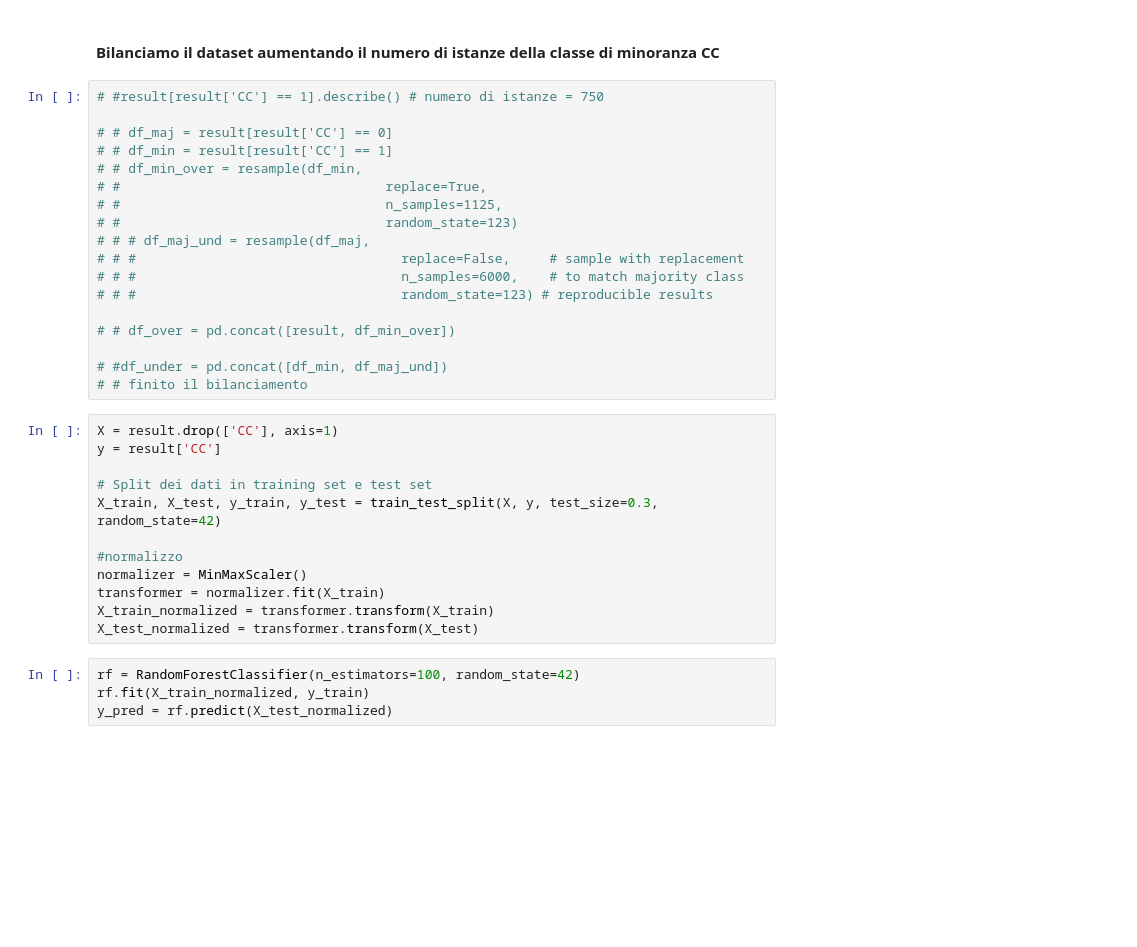
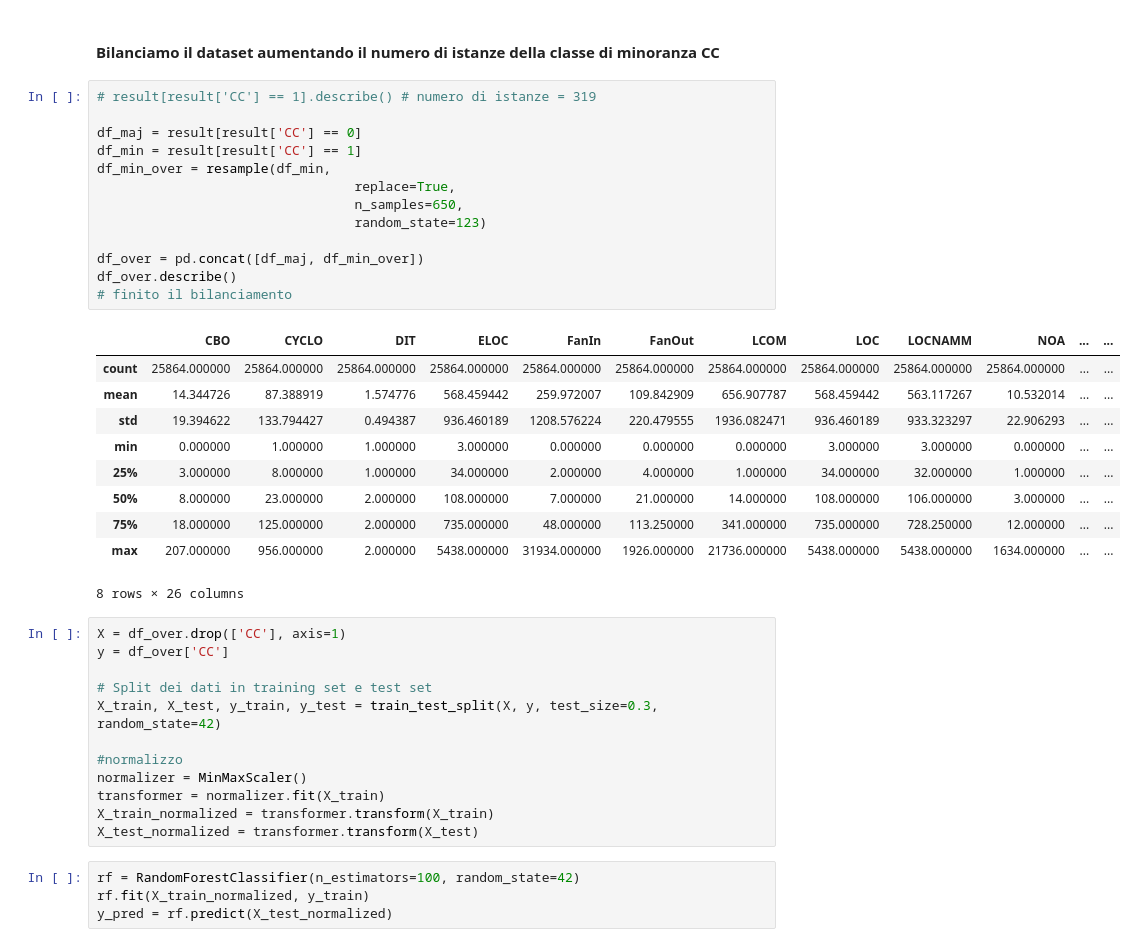
Before and after one commit to DarioDeMaio/Code_Smells_NLP, a Jupyter notebook: ML_model_CC.ipynb, the cells around one changed output. Cells and saved outputs as stored; diff of their text form; blank space fills up the shorter version.

```diff
--- a/ML_model_CC.ipynb
+++ b/ML_model_CC.ipynb
@@ -124,26 +124,32 @@ sns.histplot(result['CC'], legend=True, color='yellow')
 # %% [markdown]
 #### Bilanciamo il dataset aumentando il numero di istanze della classe di minoranza CC
 # %%
-# #result[result['CC'] == 1].describe() # numero di istanze = 750
+# result[result['CC'] == 1].describe() # numero di istanze = 319
 
-# # df_maj = result[result['CC'] == 0]
-# # df_min = result[result['CC'] == 1]
-# # df_min_over = resample(df_min,
-# #                                  replace=True,
-# #                                  n_samples=1125,
-# #                                  random_state=123)
-# # # df_maj_und = resample(df_maj,
-# # #                                  replace=False,     # sample with replacement
-# # #                                  n_samples=6000,    # to match majority class
-# # #                                  random_state=123) # reproducible results
+df_maj = result[result['CC'] == 0]
+df_min = result[result['CC'] == 1]
+df_min_over = resample(df_min,
+                                 replace=True,
+                                 n_samples=650,
+                                 random_state=123)
 
-# # df_over = pd.concat([result, df_min_over])
-
-# #df_under = pd.concat([df_min, df_maj_und])
-# # finito il bilanciamento
+df_over = pd.concat([df_maj, df_min_over])
+df_over.describe()
+# finito il bilanciamento
+# %% [output]
+|  | CBO | CYCLO | DIT | ELOC | FanIn | FanOut | LCOM | LOC | LOCNAMM | NOA | ... | ... |
+| count | 25864.000000 | 25864.000000 | 25864.000000 | 25864.000000 | 25864.000000 | 25864.000000 | 25864.000000 | 25864.000000 | 25864.000000 | 25864.000000 | ... | ... |
+| mean | 14.344726 | 87.388919 | 1.574776 | 568.459442 | 259.972007 | 109.842909 | 656.907787 | 568.459442 | 563.117267 | 10.532014 | ... | ... |
+| std | 19.394622 | 133.794427 | 0.494387 | 936.460189 | 1208.576224 | 220.479555 | 1936.082471 | 936.460189 | 933.323297 | 22.906293 | ... | ... |
+| min | 0.000000 | 1.000000 | 1.000000 | 3.000000 | 0.000000 | 0.000000 | 0.000000 | 3.000000 | 3.000000 | 0.000000 | ... | ... |
+| 25% | 3.000000 | 8.000000 | 1.000000 | 34.000000 | 2.000000 | 4.000000 | 1.000000 | 34.000000 | 32.000000 | 1.000000 | ... | ... |
+| 50% | 8.000000 | 23.000000 | 2.000000 | 108.000000 | 7.000000 | 21.000000 | 14.000000 | 108.000000 | 106.000000 | 3.000000 | ... | ... |
+| 75% | 18.000000 | 125.000000 | 2.000000 | 735.000000 | 48.000000 | 113.250000 | 341.000000 | 735.000000 | 728.250000 | 12.000000 | ... | ... |
+| max | 207.000000 | 956.000000 | 2.000000 | 5438.000000 | 31934.000000 | 1926.000000 | 21736.000000 | 5438.000000 | 5438.000000 | 1634.000000 | ... | ... |
+8 rows × 26 columns
 # %%
-X = result.drop(['CC'], axis=1)
-y = result['CC']
+X = df_over.drop(['CC'], axis=1)
+y = df_over['CC']
 
 # Split dei dati in training set e test set
 X_train, X_test, y_train, y_test = train_test_split(X, y, test_size=0.3, random_state=42)
```
Also changed, not shown: parts of 7 cells of this notebook.
